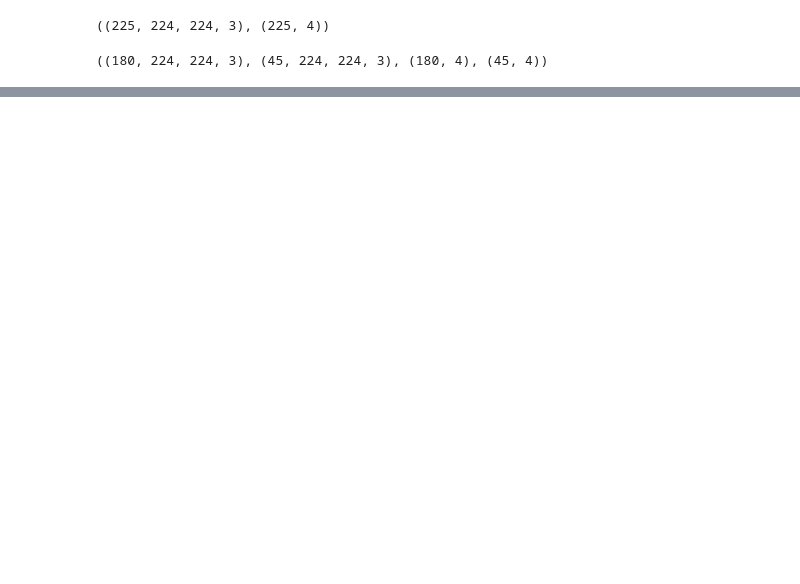
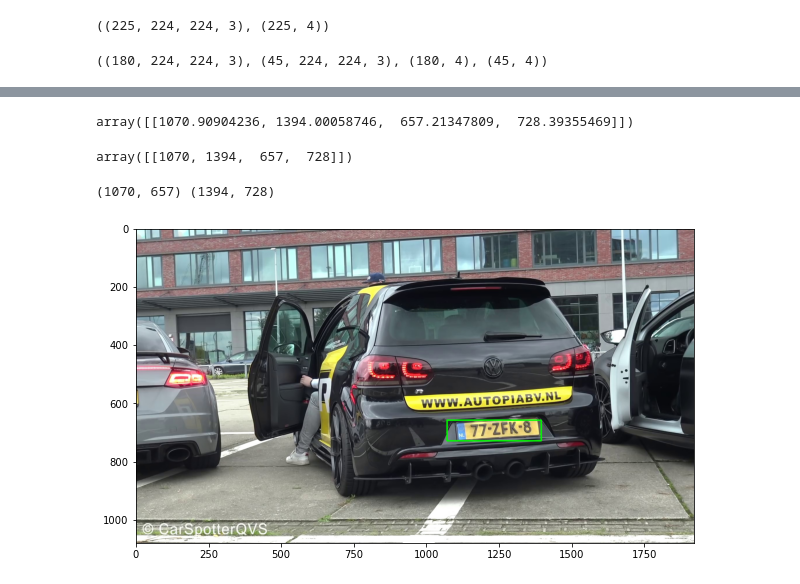
Before and after one commit to Sena-Kilinc/OCR-Plate-Detection, a Jupyter notebook: Object_Detection.ipynb, the cells around one changed output, grey strips where cells are left out. Drawn from its saved outputs; the diff is of its cells as text; code cells hidden in the pictures; blank space fills up the shorter version.

Commit message:
added prediction

```diff
--- a/Object_Detection.ipynb
+++ b/Object_Detection.ipynb
@@ -210,0 +241,4 @@ model.save('./models/objectDetection.h5')
+# %%
+# make predictions
+coords = model.predict(test_arr)
+coords
@@ -210,0 +248,26 @@ model.save('./models/objectDetection.h5')
+# %%
+# denormalize the values
+denorm = np.array([w,w,h,h])
+coords = coords * denorm
+coords
+# %% [output]
+array([[1070.90904236, 1394.00058746,  657.21347809,  728.39355469]])
+# %%
+coords = coords.astype(np.int32)
+coords
+# %% [output]
+array([[1070, 1394,  657,  728]])
+# %%
+# draw bounding on top the image
+xmin, xmax,ymin,ymax = coords[0]
+pt1 =(xmin,ymin)
+pt2 =(xmax,ymax)
+print(pt1, pt2)
+cv2.rectangle(image,pt1,pt2,(0,255,0),3)
+
+plt.figure(figsize=(10,8))
+plt.imshow(image)
+plt.show()
+# %% [output]
+(1070, 657) (1394, 728)
+[figure, added]
```
Also changed, not shown: parts of 55 cells of this notebook.
